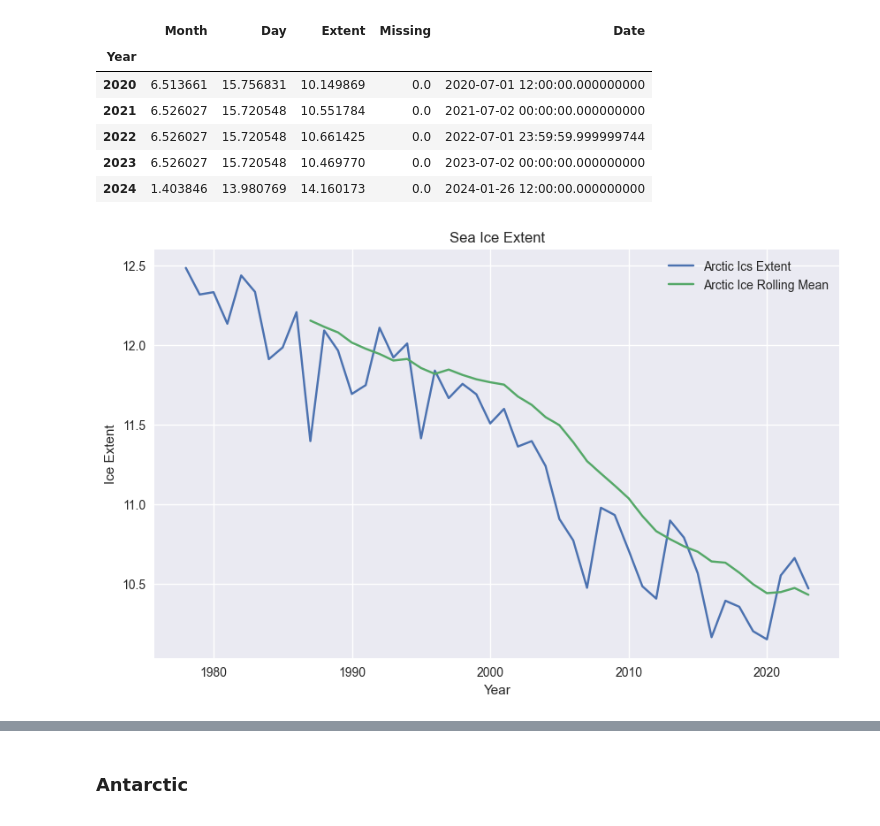
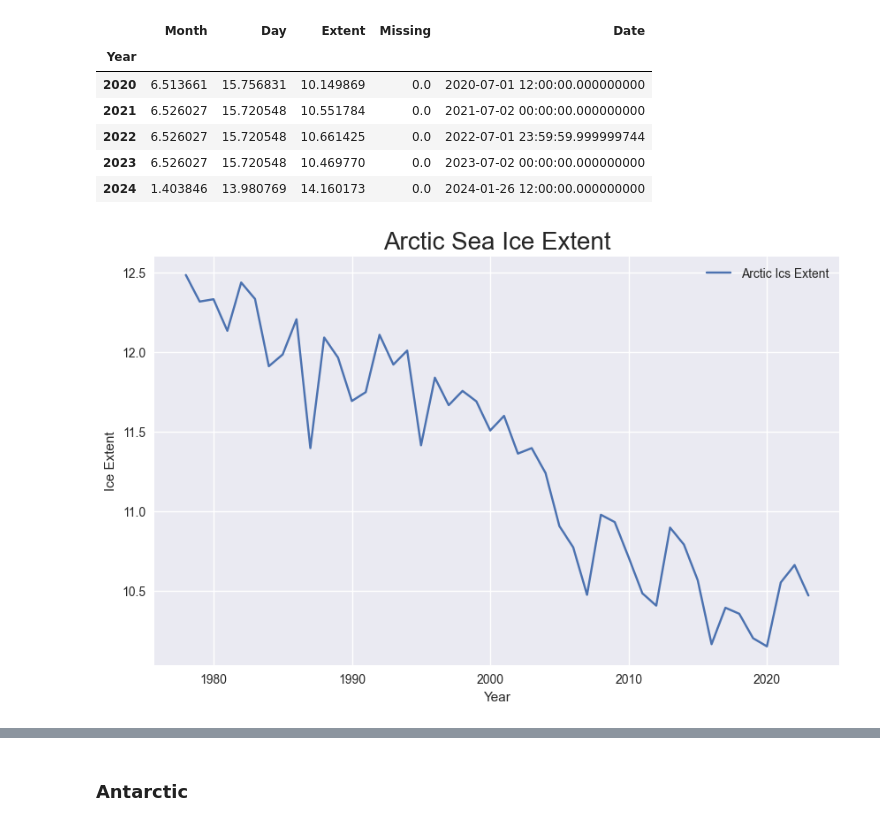
Before and after one commit to dilancroos/ice_extent, a Jupyter notebook: sea_ice.ipynb, the cells around one changed output, grey strips where cells are left out. Drawn from its saved outputs; the diff is of its cells as text; code cells hidden in the pictures.

```diff
--- a/sea_ice.ipynb
+++ b/sea_ice.ipynb
@@ -136,15 +150,14 @@ n_seaice_grouped = n_seaice_grouped[:-1]
 # %%
 # plot the rolling mean of the sea ice extent
 
 # plot the data
 plt.style.use('seaborn-v0_8')
 plt.figure(figsize=(10, 6))
 plt.plot(n_seaice_grouped['Extent'], label='Arctic Ics Extent')
-plt.plot(n_seaice_grouped['Extent'].rolling(window=10).mean(), label='Arctic Ice Rolling Mean')
 plt.xlabel('Year')
 plt.ylabel('Ice Extent')
-plt.title('Sea Ice Extent')
+plt.title('Arctic Sea Ice Extent', fontsize=20)
 plt.legend()
 plt.show()
 # %% [output]
-[figure, old version]
+[figure, new version]
```
Also changed, not shown: parts of 12 cells of this notebook.
